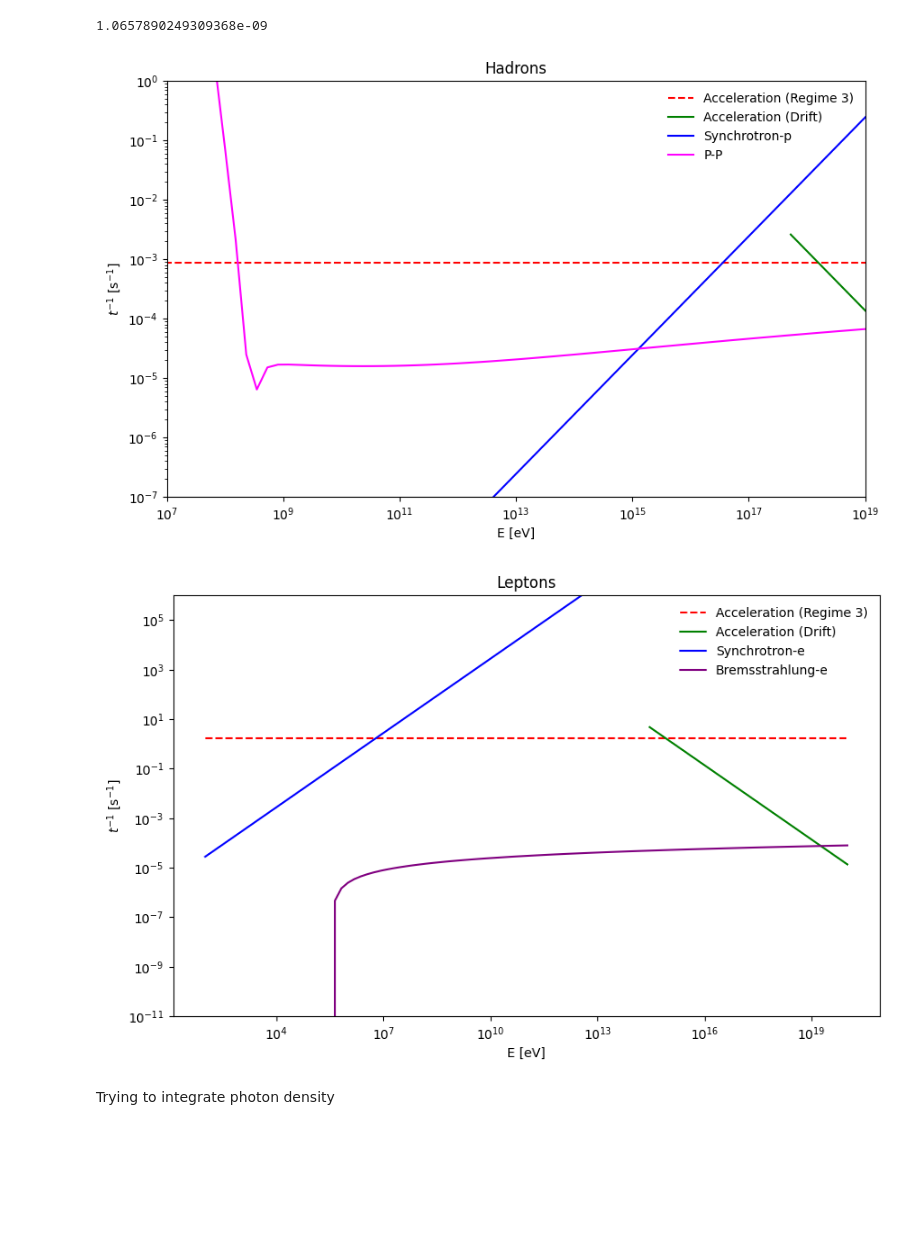
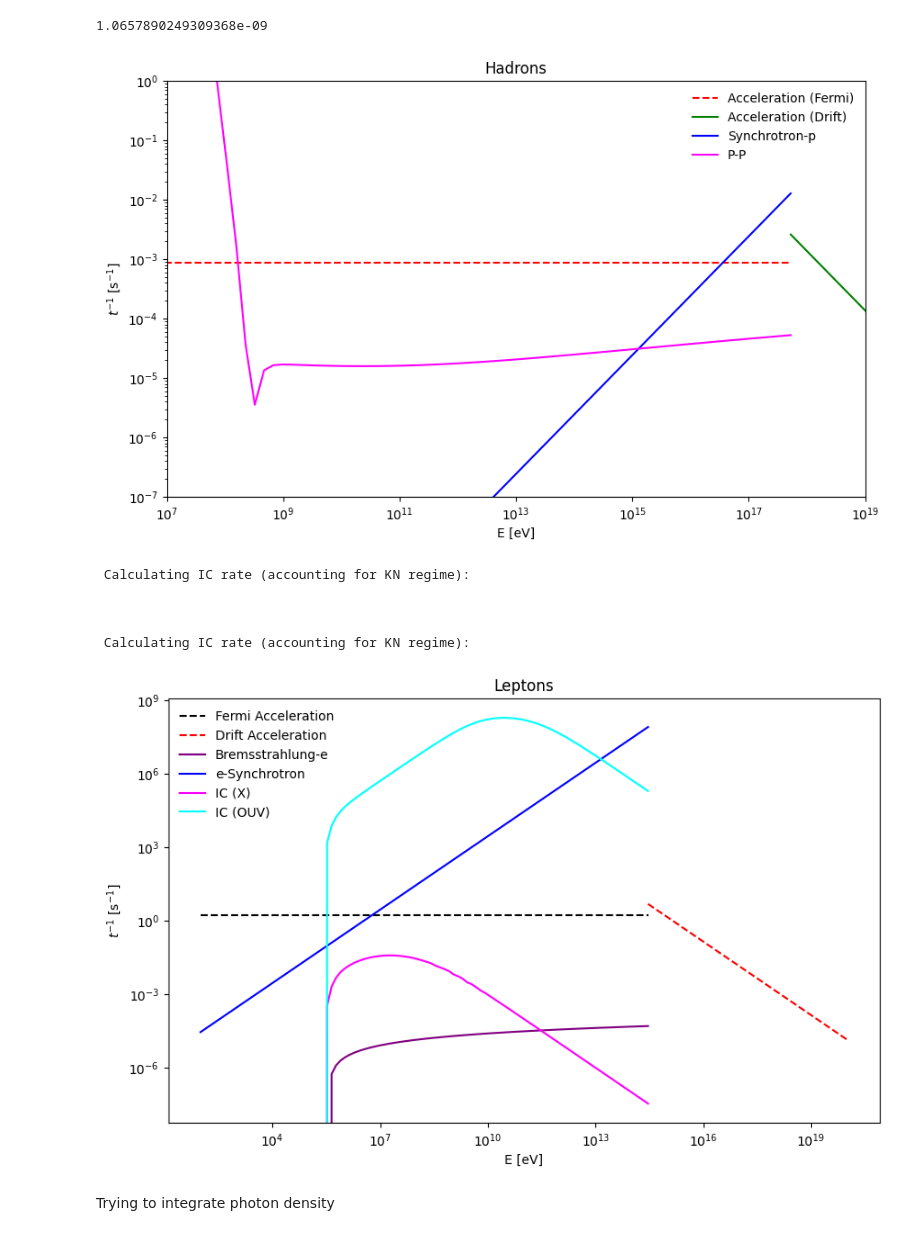
Before and after one commit to luanapassosreis/AGN_Studies, a Jupyter notebook: acc_cooling_rates.ipynb, the cells around one changed output. Saved outputs shown, nothing was run; the diff lists cells and outputs as text; code cells hidden in the pictures; blank space fills up the shorter version.

```diff
--- a/acc_cooling_rates.ipynb
+++ b/acc_cooling_rates.ipynb
@@ -52,8 +52,8 @@ Reconnection Power:
 # Ep_drift = np.linspace(5.23e+17, 1e20) * eV
 # Ee_drift = np.linspace(2.85e+14, 1e20) * eV
 # %%
-Ep = np.logspace(2, 20, num=100) * eV  # [2,20]
-Ee = np.logspace(2, 20, num=100) * eV  # [2,15]
+Ep = np.logspace(2, 17.72, num=100) * eV  # [2,20]
+Ee = np.logspace(2, 14.46, num=100) * eV  # [2,15]
 
 Ep_drift = np.logspace(17.72, 20) * eV  # 5.23e+17 = 10^17.72
 Ee_drift = np.logspace(14.46, 20) * eV  # 2.85e+14 = 10^14.46
@@ -95,7 +95,7 @@ eV / mpc2
 plt.figure(figsize=(10, 6))
 
 ## acceleration
-plt.loglog(Ep/eV,[1/time_acc_regime3(va, delta_RX)]*len(Ep),'--',label='Acceleration (Regime 3)',color='red')
+plt.loglog(Ep/eV,[1/time_acc_regime3(va, delta_RX)]*len(Ep),'--',label='Acceleration (Fermi)',color='red')
 plt.loglog(Ep_drift/eV,1/timeacc_drift(Ep_drift, B_c, va),label='Acceleration (Drift)',color='green')
 
 ## losses
@@ -120,4 +120,26 @@ plt.savefig('plots/cooling_hadrons_eV.png',dpi=300)
 
 plt.show()
 # %% [output]
-[figure, old version]
+[figure, new version]
+# %%
+eps_min = (12398/2500) * eV # [erg] 1 angstrom = 12398 eV
+eps_max = (12398/1050) * eV # [erg]
+
+eps_OUV = np.logspace(np.log10(eps_min), np.log10(eps_max), num=100)
+
+def n_OUV(eps):
+    """Isotropic OUV photon field density [cm-3 erg-1]."""
+    r_OUV = 100 * R_s  # OUV radius [cm]
+
+    ## Energy density
+    L_2keV = 7e43  # Luminosity at 2 keV [erg/s] (Lx)
+    log_L_2500A = (1 / 0.760) * (np.log10(L_2keV) - 3.508)
+    L_2500A = 10**log_L_2500A  # Luminosity at 2500 Angstroms [erg/s]
+    U_OUV = L_2500A / (4 * np.pi * c * r_OUV**2)  # Energy density [erg/cm^3]
+
+    dnOUVde = np.zeros_like(eps)  # Initialize the array to store the results
+
+    # dnOUVde = U_OUV * eps**(-1)
+    dnOUVde = U_OUV * eps**(-2)
+
+    return dnOUVde
@@ -124,31 +172,41 @@ plt.show()
+# %%
+rate_IC_X = rate_IC(Ee, eps_x, nph_x)
+rate_IC_OUV = rate_IC(Ee, eps_OUV, nph_OUV)
+# %% [output]
+ Calculating IC rate (accounting for KN regime):
+
+
+
+ Calculating IC rate (accounting for KN regime):
 # %%
 ## leptons
 
 plt.figure(figsize=(10, 6))
 
 ## acceleration
-plt.loglog(Ee/eV,[(mp/me)*1/time_acc_regime3(va, delta_RX)]*len(Ee),'--',label='Acceleration (Regime 3)',color='red')
-plt.loglog(Ee_drift/eV,1/timeacc_drift(Ee_drift, B_c, va),label='Acceleration (Drift)',color='green')
+plt.loglog(Ee/eV,[(mp/me)*1/time_acc_regime3(va, delta_RX)]*len(Ee),'--',label='Fermi Acceleration',color='black')
+plt.loglog(Ee_drift/eV,1/timeacc_drift(Ee_drift, B_c, va),'--',label='Drift Acceleration',color='red')
 
 ## losses
-plt.loglog(Ee/eV,rate_synch_e(B_c, Ee),label='Synchrotron-e',color='blue')
-## implement SSC
 plt.loglog(Ee/eV,rate_bremss_e(n_c, 1, Ee),label='Bremsstrahlung-e',color='purple')
+plt.loglog(Ee/eV,rate_synch_e(B_c, Ee),label='e-Synchrotron',color='blue')
+plt.loglog(Ee/eV,rate_IC_X,label='IC (X)',color='magenta')
+plt.loglog(Ee/eV,rate_IC_OUV,label='IC (OUV)',color='cyan')
 
 
 # plt.xlim((1e9,Ep.max()/eV))
-plt.ylim((1e-11,1e6))
+# plt.ylim((1e-11,1e6))
 
 plt.xlabel('E [eV]')
 plt.ylabel('$t^{-1}$ [s$^{-1}$]')
 plt.title('Leptons')
 
-plt.legend(frameon=False,loc='upper right')
+plt.legend(frameon=False,loc='upper left')
 plt.savefig('plots/cooling_leptons_eV.png',dpi=300)
 
 plt.show()
 # %% [output]
-[figure, old version]
+[figure, new version]
 # %%
 # rate_pg_cool(Ep, eps, nph):
 #     '''
```
Also changed, not shown: parts of 11 cells of this notebook, 11 other files.
